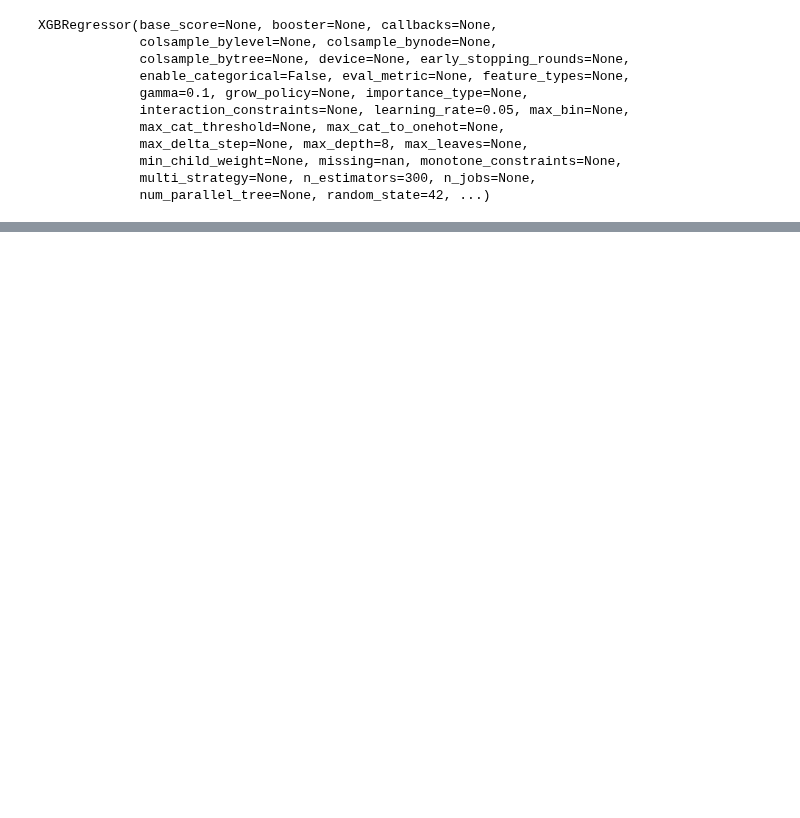
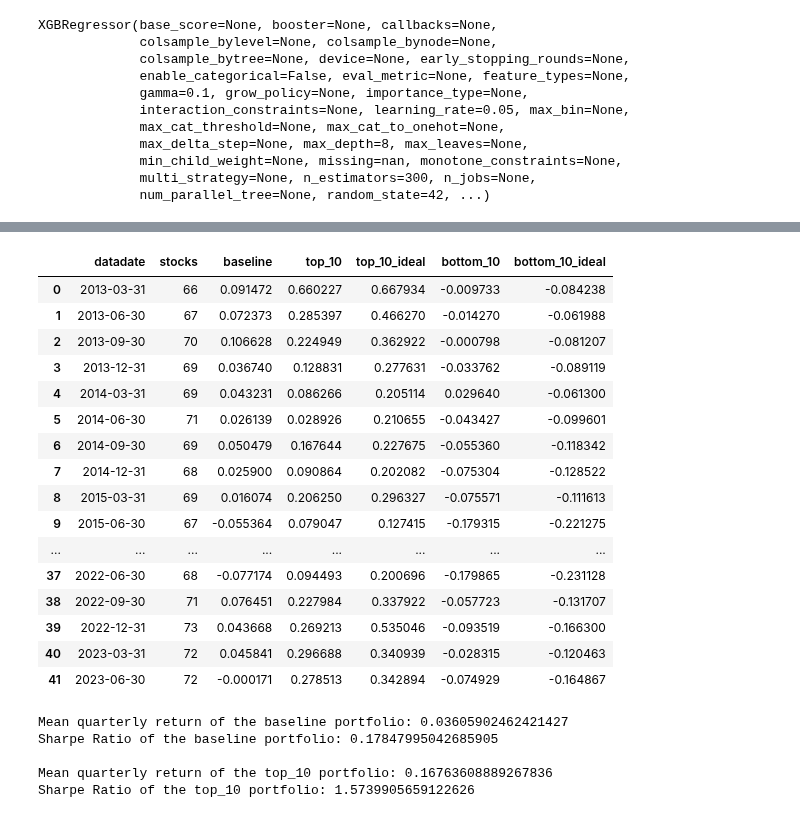
Before and after one commit to edocampione/4YP, a Jupyter notebook: models/global.ipynb, the cells around one changed output, grey strips where cells are left out. Saved outputs shown, nothing was run; the diff lists cells and outputs as text; code cells hidden in the pictures; blank space fills up the shorter version.

```diff
--- a/models/global.ipynb
+++ b/models/global.ipynb
@@ -505,5 +517,6 @@ weighted avg       0.70      0.69      0.69      2940
 # %%
 results['y_pred_sim'] = y_test_pred
-results = results.sort_values(by = index)
-results.head(30)
+results = results.sort_values(by=['datadate', 'y_pred_sim'])
+
+results.tail(10)
 # %% [output]
@@ -510,0 +534,72 @@ TypeError: sort_values() missing 1 required positional argument: 'by'
+# %%
+# Group by 'datadate' and calculate the count of rows and the mean of 'next_prccq_change'
+df_avg = results.groupby('datadate').agg(
+    stocks=('next_prccq_change', 'size'),
+    baseline=('next_prccq_change', 'mean')
+).reset_index()
+
+
+# Add a 'top_10' column that contains the average of the top 10 highest 'y_pred' for each quarter
+df_avg['top_10'] = results.groupby('datadate').apply(
+    lambda x: x.nlargest(5, 'y_pred_sim')['next_prccq_change'].mean()
+).reset_index(level=0, drop=True)
+
+
+df_avg['top_10_ideal'] = results.groupby('datadate').apply(
+    lambda x: x.nlargest(5, 'next_prccq_change')['next_prccq_change'].mean()
+).reset_index(level=0, drop=True)
+
+
+df_avg['bottom_10'] = results.groupby('datadate').apply(
+    lambda x: x.nsmallest(10, 'y_pred_sim')['next_prccq_change'].mean()
+).reset_index(level=0, drop=True)
+
+
+df_avg['bottom_10_ideal'] = results.groupby('datadate').apply(
+    lambda x: x.nsmallest(10, 'next_prccq_change')['next_prccq_change'].mean()
+).reset_index(level=0, drop=True)
+
+# Show the first few rows of the new dataframe
+df_avg.head(100)
+# %% [output]
+|  | datadate | stocks | baseline | top_10 | top_10_ideal | bottom_10 | bottom_10_ideal |
+| 0 | 2013-03-31 | 66 | 0.091472 | 0.660227 | 0.667934 | -0.009733 | -0.084238 |
+| 1 | 2013-06-30 | 67 | 0.072373 | 0.285397 | 0.466270 | -0.014270 | -0.061988 |
+| 2 | 2013-09-30 | 70 | 0.106628 | 0.224949 | 0.362922 | -0.000798 | -0.081207 |
+| 3 | 2013-12-31 | 69 | 0.036740 | 0.128831 | 0.277631 | -0.033762 | -0.089119 |
+| 4 | 2014-03-31 | 69 | 0.043231 | 0.086266 | 0.205114 | 0.029640 | -0.061300 |
+| 5 | 2014-06-30 | 71 | 0.026139 | 0.028926 | 0.210655 | -0.043427 | -0.099601 |
+| 6 | 2014-09-30 | 69 | 0.050479 | 0.167644 | 0.227675 | -0.055360 | -0.118342 |
+| 7 | 2014-12-31 | 68 | 0.025900 | 0.090864 | 0.202082 | -0.075304 | -0.128522 |
+| 8 | 2015-03-31 | 69 | 0.016074 | 0.206250 | 0.296327 | -0.075571 | -0.111613 |
+| 9 | 2015-06-30 | 67 | -0.055364 | 0.079047 | 0.127415 | -0.179315 | -0.221275 |
+| ... | ... | ... | ... | ... | ... | ... | ... |
+| 37 | 2022-06-30 | 68 | -0.077174 | 0.094493 | 0.200696 | -0.179865 | -0.231128 |
+| 38 | 2022-09-30 | 71 | 0.076451 | 0.227984 | 0.337922 | -0.057723 | -0.131707 |
+| 39 | 2022-12-31 | 73 | 0.043668 | 0.269213 | 0.535046 | -0.093519 | -0.166300 |
+| 40 | 2023-03-31 | 72 | 0.045841 | 0.296688 | 0.340939 | -0.028315 | -0.120463 |
+| 41 | 2023-06-30 | 72 | -0.000171 | 0.278513 | 0.342894 | -0.074929 | -0.164867 |
+# %%
+for portfolio in ['baseline', 'top_10']:
+
+    mean_return = df_avg[portfolio].mean()
+
+    # Calculate the standard deviation of the returns of the top 10 portfolio
+    std_return = df_avg[portfolio].std()
+
+    # Assuming the risk-free rate is 0 (if you have a specific risk-free rate, replace 0 with that value)
+    risk_free_rate = 0.025
+
+    # Calculate the Sharpe ratio
+    sharpe_ratio = (mean_return - risk_free_rate) / std_return
+
+    # Print the Sharpe ratio
+    print(f"Mean quarterly return of the {portfolio} portfolio: {mean_return}")
+    print(f"Sharpe Ratio of the {portfolio} portfolio: {sharpe_ratio}")
+    print("")
+# %% [output]
+Mean quarterly return of the baseline portfolio: 0.03605902462421427
+Sharpe Ratio of the baseline portfolio: 0.17847995042685905
+
+Mean quarterly return of the top_10 portfolio: 0.16763608889267836
+Sharpe Ratio of the top_10 portfolio: 1.5739905659122626
```
Also changed, not shown: parts of 11 cells of this notebook.
